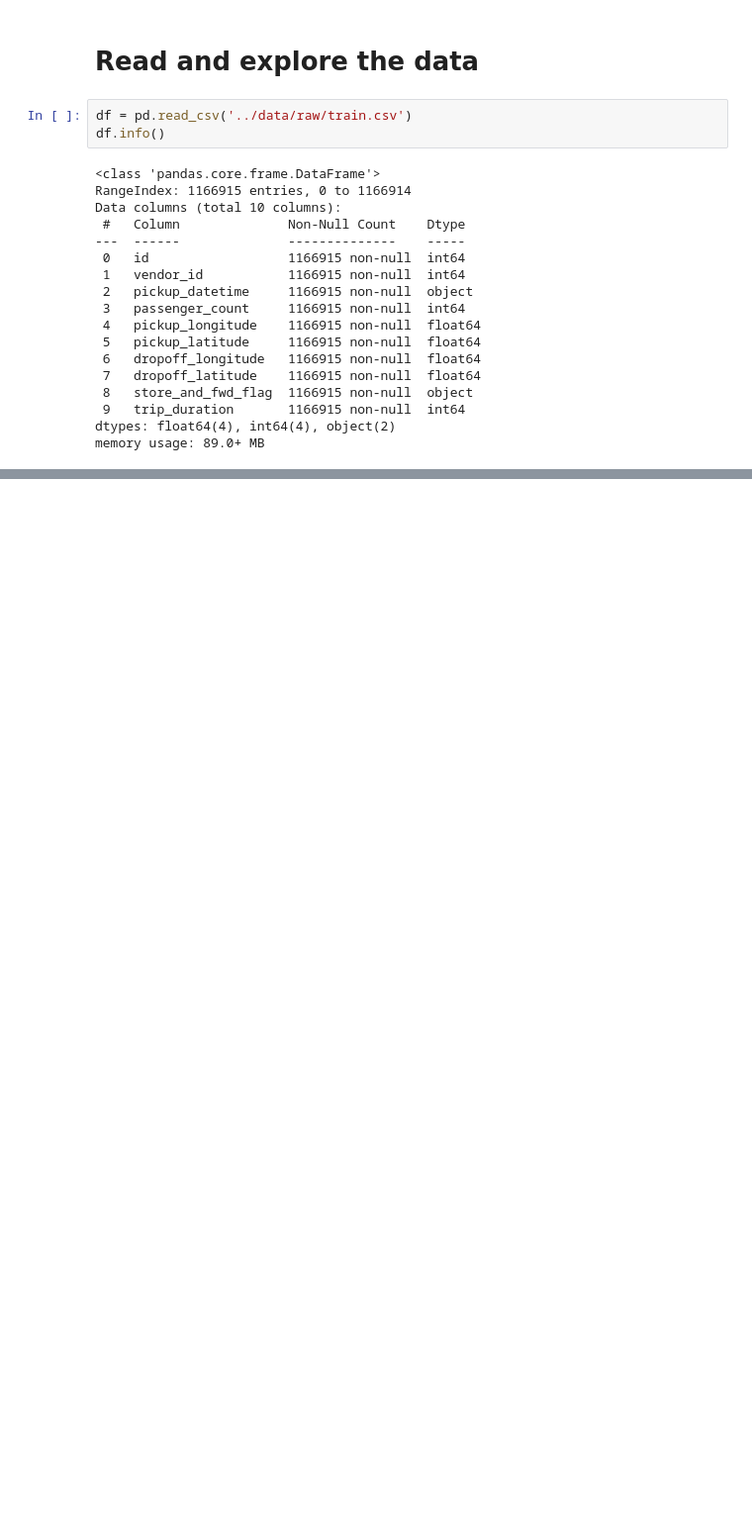
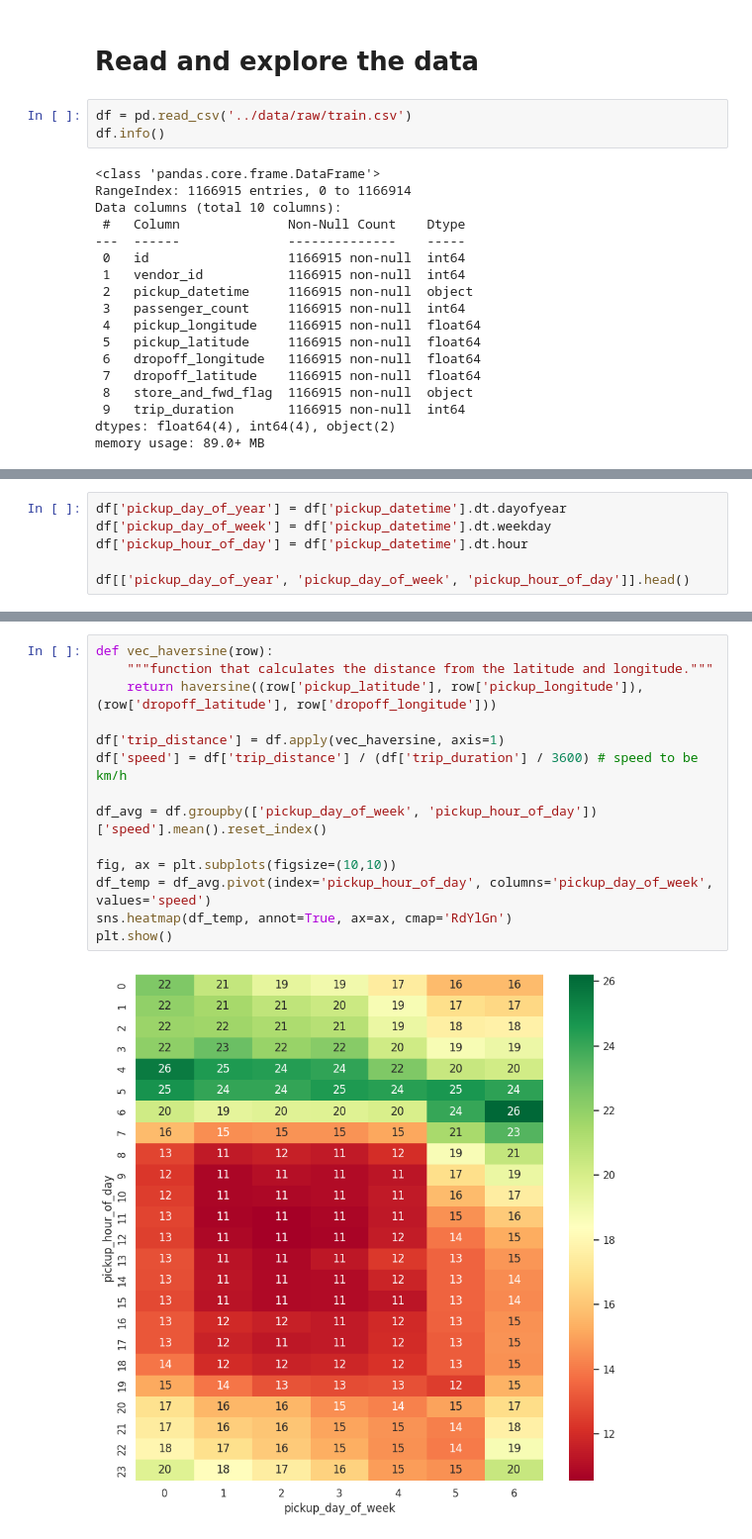
Before and after one commit to Os14you/ny-taxi-prediction, a Jupyter notebook: notebooks/eda.ipynb, the cells around one changed output, grey strips where cells are left out. Shown: that part at 99% size. Drawn from its saved outputs; the diff is of its cells as text; blank space fills up the shorter version.

```diff
--- a/notebooks/eda.ipynb
+++ b/notebooks/eda.ipynb
@@ -43,0 +123,6 @@ df.describe().round()
+# %%
+df['pickup_day_of_year'] = df['pickup_datetime'].dt.dayofyear
+df['pickup_day_of_week'] = df['pickup_datetime'].dt.weekday
+df['pickup_hour_of_day'] = df['pickup_datetime'].dt.hour
+
+df[['pickup_day_of_year', 'pickup_day_of_week', 'pickup_hour_of_day']].head()
@@ -43,0 +140,16 @@ df.describe().round()
+# %%
+def vec_haversine(row):
+    """function that calculates the distance from the latitude and longitude."""
+    return haversine((row['pickup_latitude'], row['pickup_longitude']),(row['dropoff_latitude'], row['dropoff_longitude']))
+
+df['trip_distance'] = df.apply(vec_haversine, axis=1)
+df['speed'] = df['trip_distance'] / (df['trip_duration'] / 3600) # speed to be km/h
+
+df_avg = df.groupby(['pickup_day_of_week', 'pickup_hour_of_day'])['speed'].mean().reset_index()
+
+fig, ax = plt.subplots(figsize=(10,10))
+df_temp = df_avg.pivot(index='pickup_hour_of_day', columns='pickup_day_of_week', values='speed')
+sns.heatmap(df_temp, annot=True, ax=ax, cmap='RdYlGn')
+plt.show()
+# %% [output]
+[figure, added]
```
Also changed, not shown: parts of 17 cells of this notebook, 2 other files.
